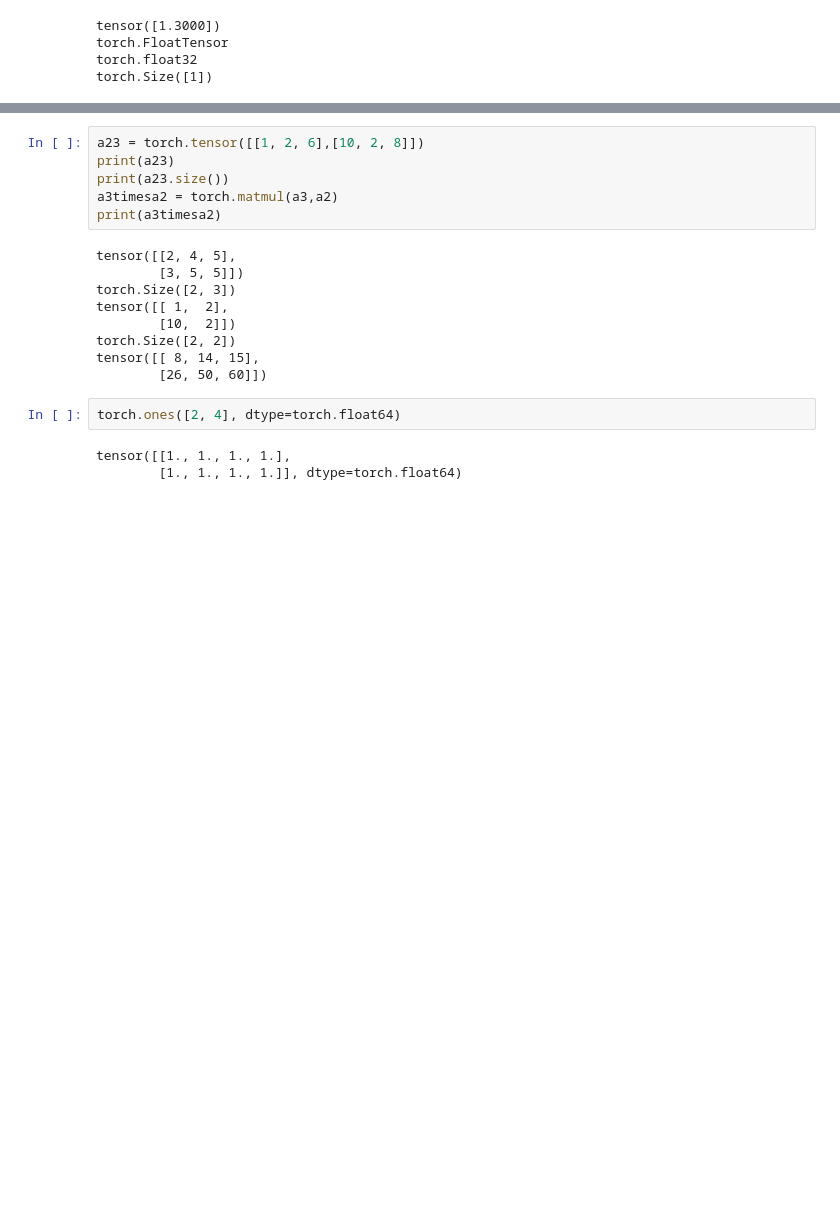
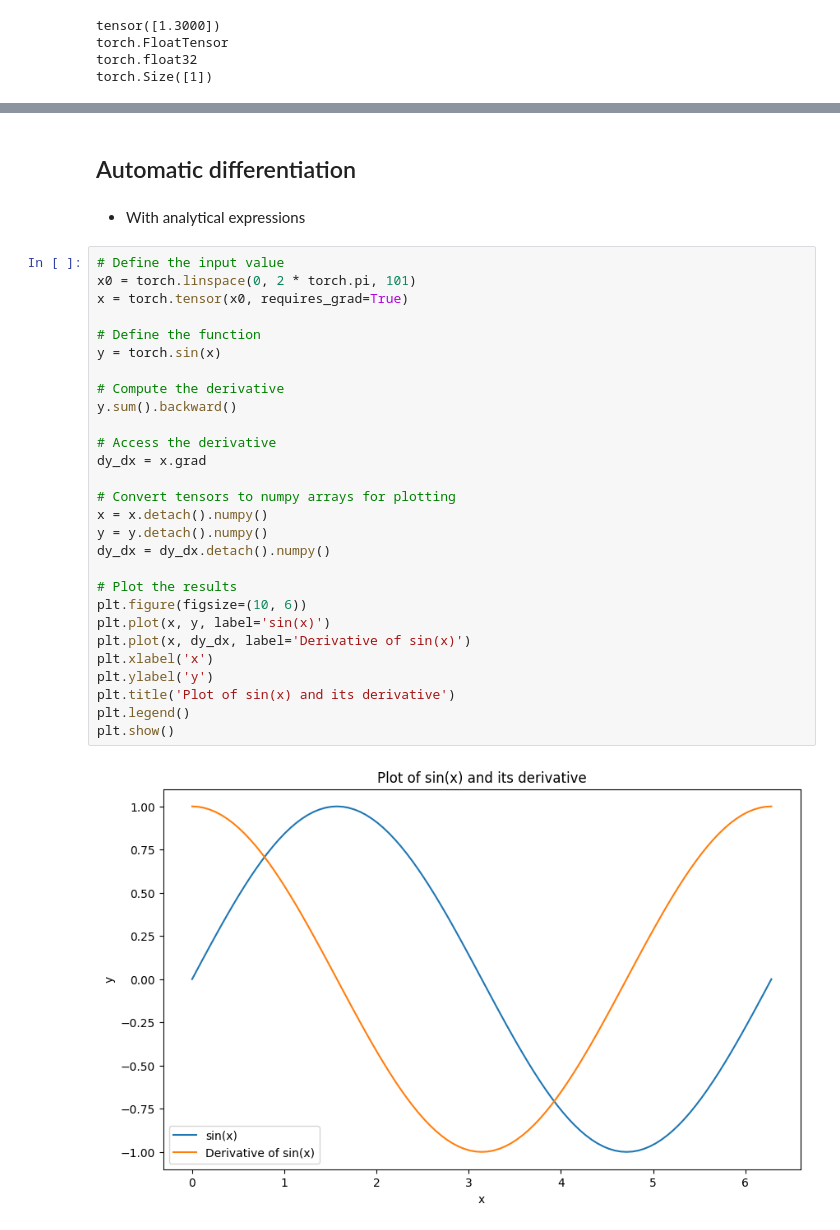
Before and after one commit to danidmvz/PyTorch_tutorial, a Jupyter notebook: PyTorch_tutorial.ipynb, the cells around one changed output, grey strips where cells are left out. Saved outputs shown, nothing was run; the diff lists cells and outputs as text; blank space fills up the shorter version.

```diff
--- a/PyTorch_tutorial.ipynb
+++ b/PyTorch_tutorial.ipynb
@@ -73,20 +75,36 @@ tensor([[19, 35],
-# %%
-a23 = torch.tensor([[1, 2, 6],[10, 2, 8]])
-print(a23)
-print(a23.size())
-a3timesa2 = torch.matmul(a3,a2)
-print(a3timesa2)
-# %% [output]
-tensor([[2, 4, 5],
-        [3, 5, 5]])
-torch.Size([2, 3])
-tensor([[ 1,  2],
-        [10,  2]])
-torch.Size([2, 2])
-tensor([[ 8, 14, 15],
-        [26, 50, 60]])
-# %%
-torch.ones([2, 4], dtype=torch.float64)
-# %% [output]
-tensor([[1., 1., 1., 1.],
-        [1., 1., 1., 1.]], dtype=torch.float64)
+# %% [markdown]
+## Automatic differentiation
+# %% [markdown]
+
+
+- With analytical expressions
+# %%
+# Define the input value
+x0 = torch.linspace(0, 2 * torch.pi, 101)
+x = torch.tensor(x0, requires_grad=True)
+
+# Define the function
+y = torch.sin(x)
+
+# Compute the derivative
+y.sum().backward()
+
+# Access the derivative
+dy_dx = x.grad
+
+# Convert tensors to numpy arrays for plotting
+x = x.detach().numpy()
+y = y.detach().numpy()
+dy_dx = dy_dx.detach().numpy()
+
+# Plot the results
+plt.figure(figsize=(10, 6))
+plt.plot(x, y, label='sin(x)')
+plt.plot(x, dy_dx, label='Derivative of sin(x)')
+plt.xlabel('x')
+plt.ylabel('y')
+plt.title('Plot of sin(x) and its derivative')
+plt.legend()
+plt.show()
+# %% [output]
+[figure, added]
```
Also changed, not shown: parts of 10 cells of this notebook.
